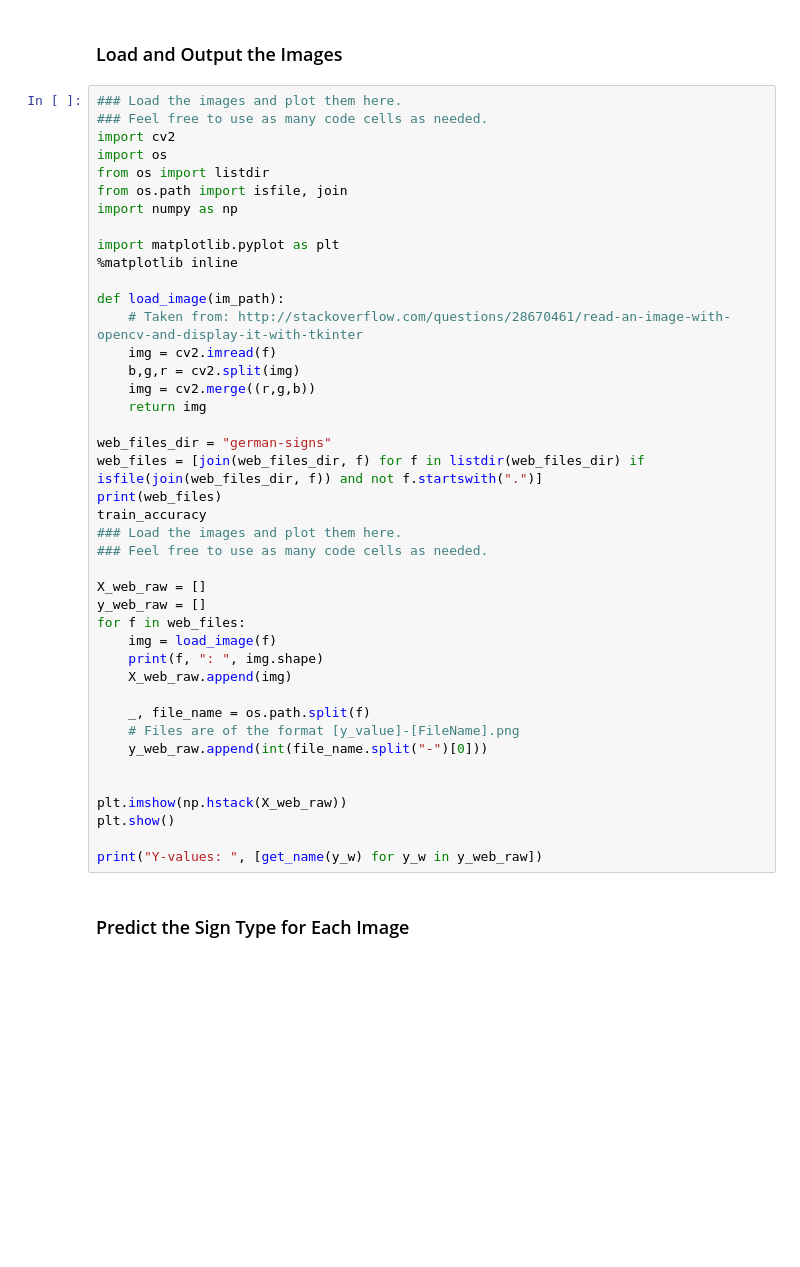
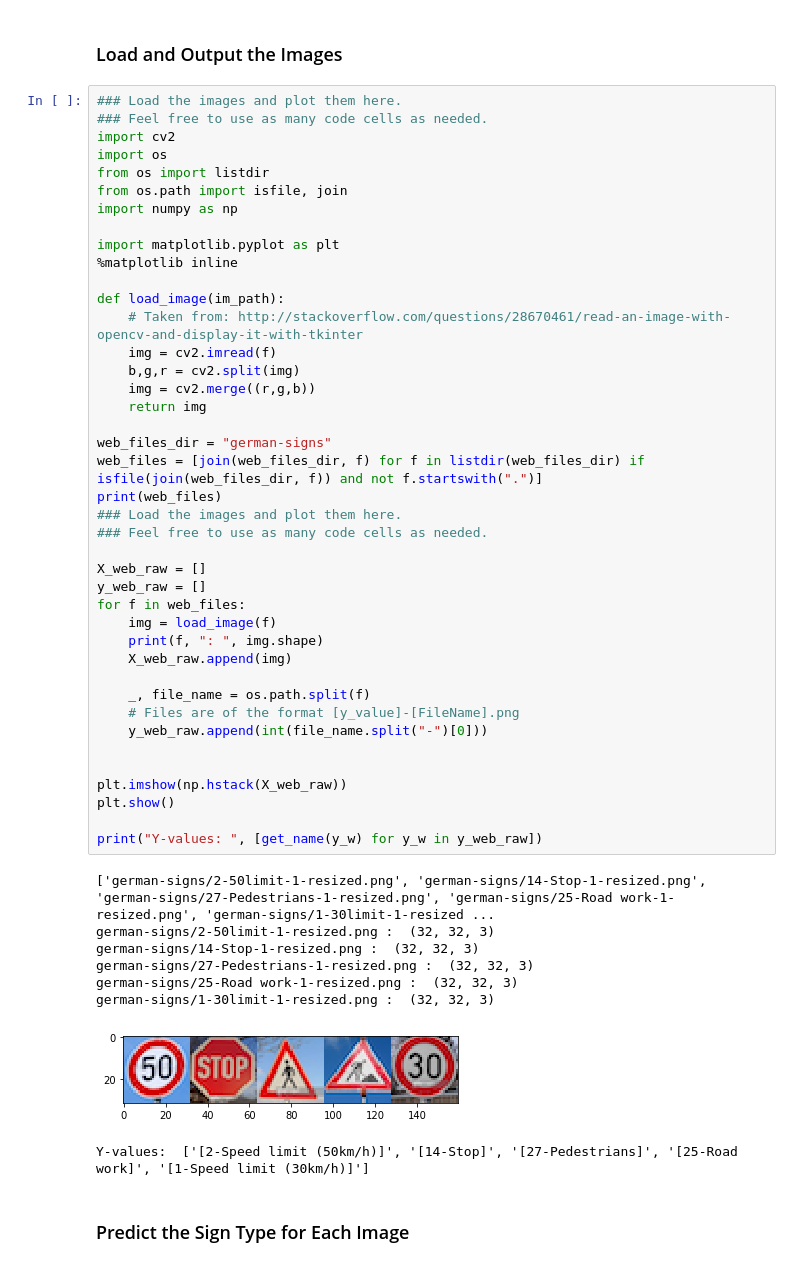
Before and after one commit to vijay-daniel/CarND-Traffic-Sign-Classifier-Project, a Jupyter notebook: Traffic_Sign_Classifier.ipynb, the cells around one changed output. Cells and saved outputs as stored; diff of their text form; blank space fills up the shorter version.

```diff
--- a/Traffic_Sign_Classifier.ipynb
+++ b/Traffic_Sign_Classifier.ipynb
@@ -636,34 +735,42 @@ import matplotlib.pyplot as plt
 
 def load_image(im_path):
     # Taken from: http://stackoverflow.com/questions/28670461/read-an-image-with-opencv-and-display-it-with-tkinter
     img = cv2.imread(f)
     b,g,r = cv2.split(img)
     img = cv2.merge((r,g,b))
     return img
 
 web_files_dir = "german-signs"
 web_files = [join(web_files_dir, f) for f in listdir(web_files_dir) if isfile(join(web_files_dir, f)) and not f.startswith(".")]
 print(web_files)
-train_accuracy
 ### Load the images and plot them here.
 ### Feel free to use as many code cells as needed.
 
 X_web_raw = []
 y_web_raw = []
 for f in web_files:
     img = load_image(f)
     print(f, ": ", img.shape)
     X_web_raw.append(img)
 
     _, file_name = os.path.split(f)
     # Files are of the format [y_value]-[FileName].png
     y_web_raw.append(int(file_name.split("-")[0]))
 
 
 plt.imshow(np.hstack(X_web_raw))
 plt.show()
 
 print("Y-values: ", [get_name(y_w) for y_w in y_web_raw])
+# %% [output]
+['german-signs/2-50limit-1-resized.png', 'german-signs/14-Stop-1-resized.png', 'german-signs/27-Pedestrians-1-resized.png', 'german-signs/25-Road work-1-resized.png', 'german-signs/1-30limit-1-resized ...
+german-signs/2-50limit-1-resized.png :  (32, 32, 3)
+german-signs/14-Stop-1-resized.png :  (32, 32, 3)
+german-signs/27-Pedestrians-1-resized.png :  (32, 32, 3)
+german-signs/25-Road work-1-resized.png :  (32, 32, 3)
+german-signs/1-30limit-1-resized.png :  (32, 32, 3)
+[figure, added]
+Y-values:  ['[2-Speed limit (50km/h)]', '[14-Stop]', '[27-Pedestrians]', '[25-Road work]', '[1-Speed limit (30km/h)]']
 # %% [markdown]
 ### Predict the Sign Type for Each Image
 # %%
```
Also changed, not shown: parts of 13 cells of this notebook.
